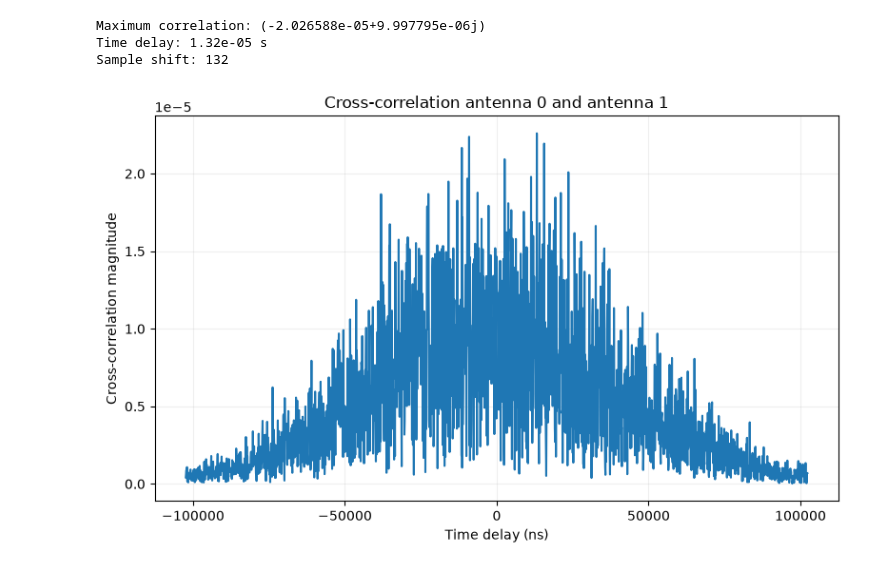
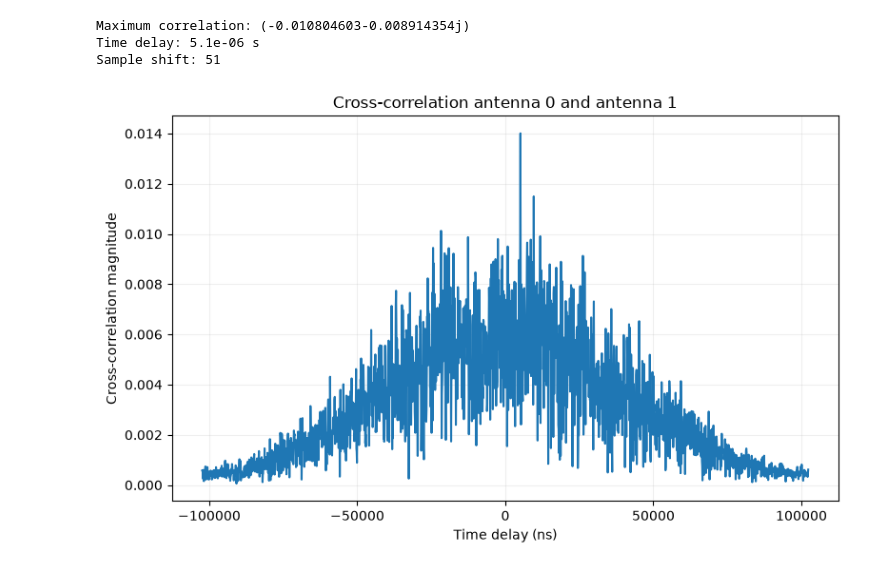
Before and after one commit to Yang-Taotao/strw-ra-interferometer, a Jupyter notebook: field_test.ipynb, the cells around one changed output. Drawn from its saved outputs; the diff is of its cells as text; code cells hidden in the pictures.

```diff
--- a/field_test.ipynb
+++ b/field_test.ipynb
@@ -58,14 +72,16 @@ ant2 = 1
 # %%
-if simulate_antennas:
-    n_real_ant = 2
+CWD = os.getcwd()
+files = glob.glob(os.path.join(obs_path, DT_PATTERN, FILE_NOMENCLATURE))
+n_real_ant = len(files)
+print(files)
+
+if SIMULATE_ANTENNAS:
+    num_antennas = 9
 else:
-    n_real_ant = num_antennas
+    num_antennas = n_real_ant
 
-CWD = os.getcwd()
-files = glob.glob(os.path.join(FOLDER_NOMENCLATURE, DT_PATTERN, FILE_NOMENCLATURE))
-print(files)
-data = np.zeros((num_antennas, n_channels*num_blocks), dtype=np.complex64)
+data = np.zeros((num_antennas, n_channels*NUM_BLOCKS), dtype=np.complex64)
 for i in range(n_real_ant):
-    mmap = np.memmap(files[i], dtype=np.complex64, mode='r')
-    data[i, :] = mmap[:n_channels*num_blocks]
+    mmap = np.memmap(files[i], dtype=np.complex64, mode='r', offset=bytes_offset)
+    data[i, :] = mmap[:n_channels*NUM_BLOCKS]
 # %% [output]
@@ -73,12 +89,12 @@ for i in range(n_real_ant):
 # %%
 # simulate antennas
-if simulate_antennas:
-    altaz_frame = AltAz(obstime=obs_times, location=leiden)
-    altaz_coords = SkyCoord(alt=alt, az=az, frame=altaz_frame)
+if SIMULATE_ANTENNAS:
+    altaz_frame = AltAz(obstime=t_start, location=leiden)
+    altaz_coords = SkyCoord(alt=ALT, az=AZ, frame=altaz_frame)
     radec_coords = altaz_coords.transform_to('icrs')
 
     freq = np.sort(np.fft.fftfreq(n_channels, 1/(samp_rate))) + central_freq
-    simfreqs = np.tile(freq, num_blocks)
+    simfreqs = np.tile(freq, NUM_BLOCKS)
     ra = radec_coords.ra.deg
     dec = radec_coords.dec.deg
     s = np.array([np.cos(dec)*np.cos(ra), np.cos(dec)*np.sin(ra), np.sin(dec)])
@@ -91,12 +107,12 @@ if simulate_antennas:
 window = blackmanharris(n_channels)
 freq = np.fft.fftshift(np.fft.fftfreq(n_channels, d=1/samp_rate)) + central_freq
 power_spectra = np.zeros((num_antennas, n_channels), dtype='complex64')
-fft_data = np.zeros((num_antennas, num_blocks, n_channels), dtype='complex64')
+fft_data = np.zeros((num_antennas, NUM_BLOCKS, n_channels), dtype='complex64')
 
 # Calculate FFTs
 for i in track(range(num_antennas), description="Computing FFTs for each antenna"):
     df = data[i, :]
-    df_blocks = df.reshape(num_blocks, n_channels)
+    df_blocks = df.reshape(NUM_BLOCKS, n_channels)
     df_blocks = df_blocks - np.mean(df_blocks, axis=1, keepdims=True)
     df_windowed = df_blocks * window[np.newaxis, :]
     fft_output = np.fft.fft(df_windowed, axis=1)
@@ -123,42 +139,42 @@ plt.show()
 # %%
 # compute and plot time delay
 
-spectrum1 = fft_data[ant1]
-spectrum2 = fft_data[ant2]
+spectrum1 = fft_data[ANT1]
+spectrum2 = fft_data[ANT2]
 
 # cross correlations in frequency domain
 block_cross_spectrum = spectrum1 * np.conj(spectrum2)
 cross_spectrum = np.mean(block_cross_spectrum, axis=0)
 
 # inverse fft to pass to time domain
 cross_spectrum = np.fft.ifftshift(cross_spectrum)
 correlations = np.fft.ifft(cross_spectrum)
 
 # Shift zero delay to centre
 correlations = np.fft.fftshift(correlations)
 # Calculate time delays
 time_delays = (np.arange(n_channels) - n_channels // 2) / samp_rate.to(u.Hz).decompose()
 # Find maximum correlation
 max_index = np.argmax(np.abs(correlations))
 
 print('Maximum correlation:', correlations[max_index])
 print('Time delay:', time_delays[max_index])
 print('Sample shift:', max_index - n_channels // 2)
 
 # Plot
 fig, ax = plt.subplots(figsize=(8, 5))
-ax.set_title(f'Cross-correlation antenna {ant1} and antenna {ant2}')
+ax.set_title(f'Cross-correlation antenna {ANT1} and antenna {ANT2}')
 ax.plot(time_delays * 1e9, np.abs(correlations))
 ax.set_xlabel('Time delay (ns)')
 ax.set_ylabel('Cross-correlation magnitude')
 ax.grid(alpha=0.2)
 fig.tight_layout()
 plt.show()
 # %% [output]
-Maximum correlation: (-2.026588e-05+9.997795e-06j)
-Time delay: 1.32e-05 s
-Sample shift: 132
+Maximum correlation: (-0.010804603-0.008914354j)
+Time delay: 5.1e-06 s
+Sample shift: 51
-[figure, old version]
+[figure, new version]
 # %%
 subband = int(((target_freq.value - (central_freq.value - (samp_rate.value//2)))/samp_rate.value)*n_channels)
 
```
Also changed, not shown: parts of 5 cells of this notebook.
